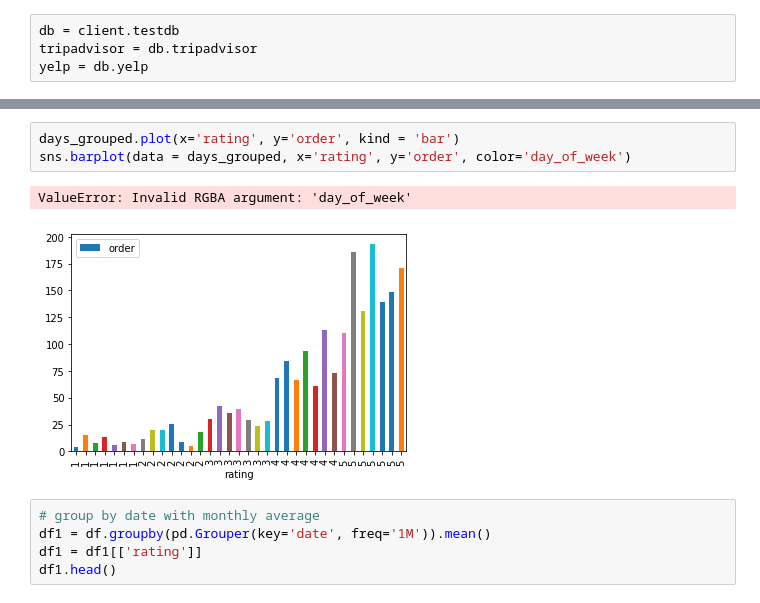
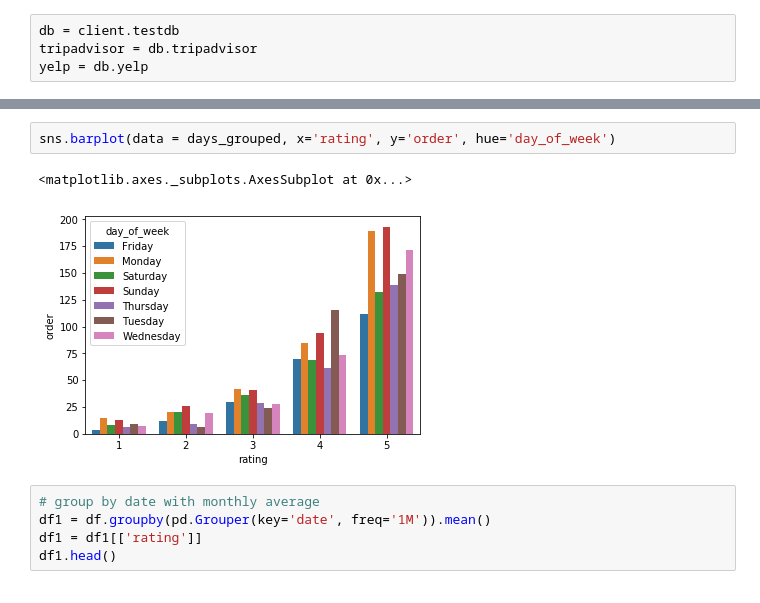
Before and after one commit to Gryazzz/Review, a Jupyter notebook: Analysis.ipynb, the cells around one changed output, grey strips where cells are left out. Cells and saved outputs as stored; diff of their text form.

```diff
--- a/Analysis.ipynb
+++ b/Analysis.ipynb
@@ -56,9 +56,8 @@ days_grouped
 # %%
-days_grouped.plot(x='rating', y='order', kind = 'bar')
-sns.barplot(data = days_grouped, x='rating', y='order', color='day_of_week')
+sns.barplot(data = days_grouped, x='rating', y='order', hue='day_of_week')
 # %% [output]
-ValueError: Invalid RGBA argument: 'day_of_week'
+<matplotlib.axes._subplots.AxesSubplot at 0x...>
-[figure, old version]
+[figure, new version]
 # %%
 # group by date with monthly average
 df1 = df.groupby(pd.Grouper(key='date', freq='1M')).mean()
```
Also changed, not shown: parts of 12 cells of this notebook.
